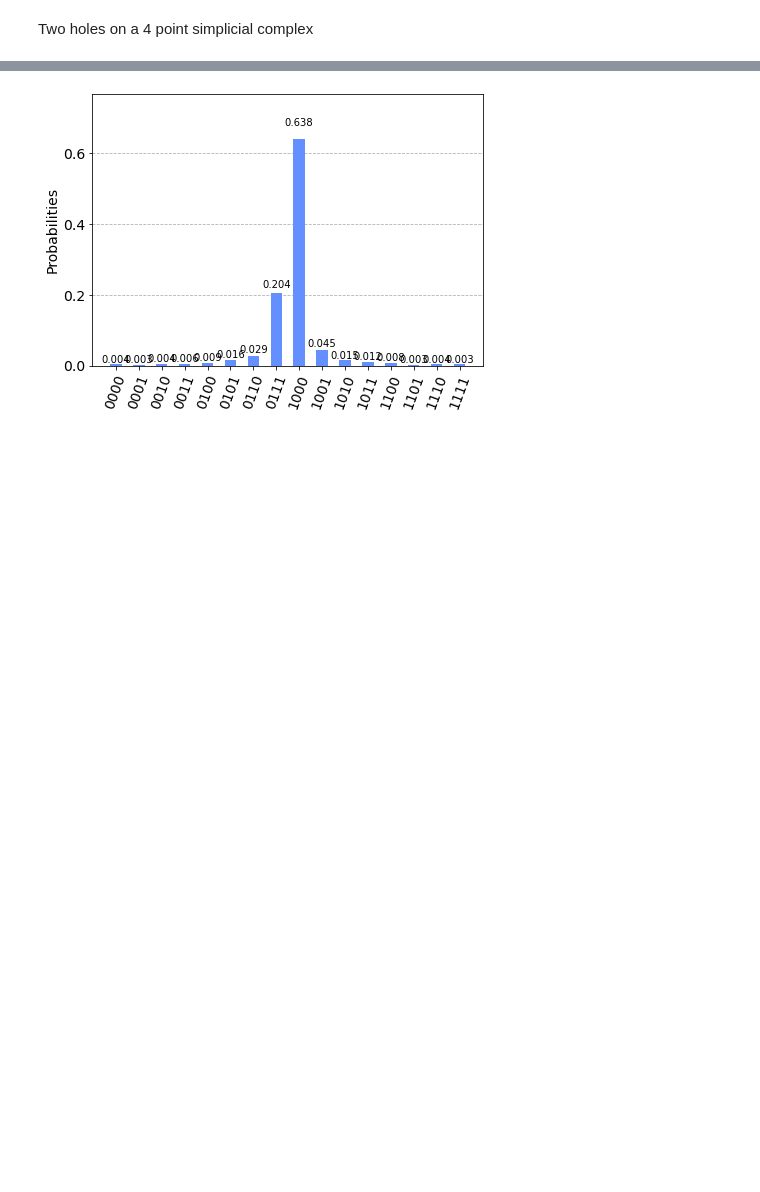
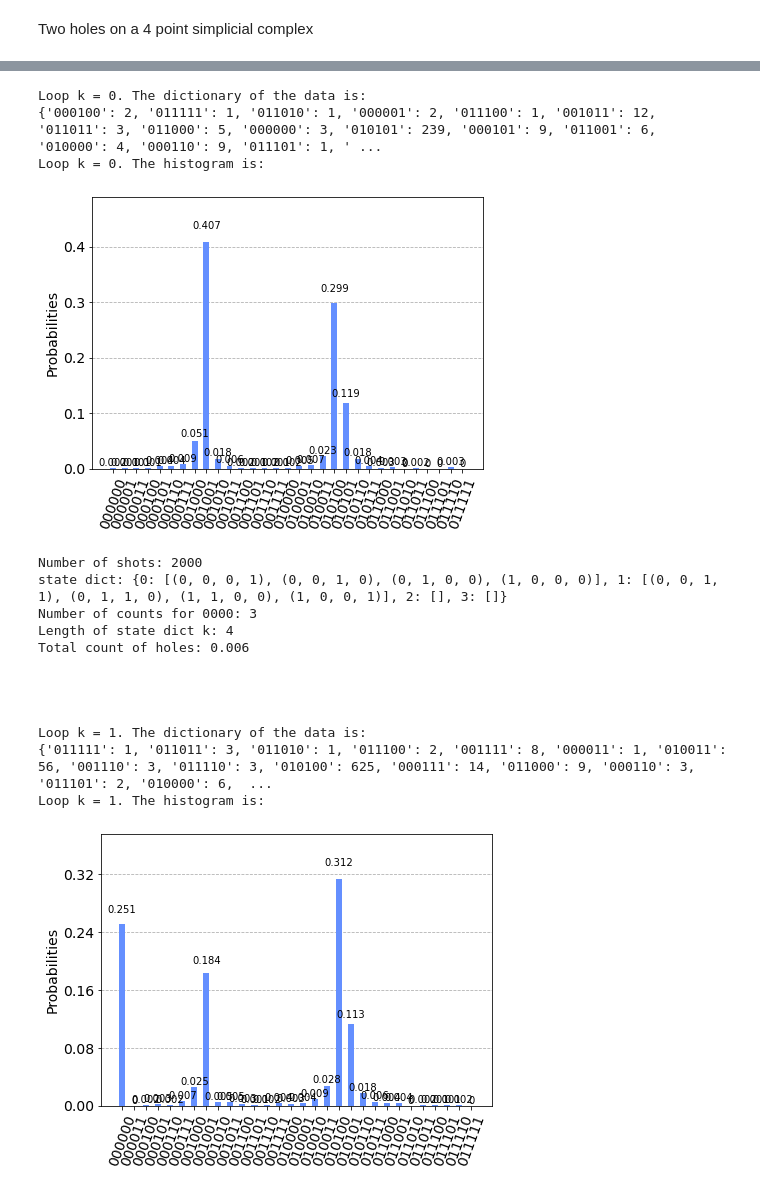
Before and after one commit to KathrinKoenig/QuantumTopologicalDataAnalysis, a Jupyter notebook: Code/QPE.ipynb, the cells around one changed output, grey strips where cells are left out. Cells and saved outputs as stored; diff of their text form; code cells hidden in the pictures; blank space fills up the shorter version.

```diff
--- a/Code/QPE.ipynb
+++ b/Code/QPE.ipynb
@@ -281,19 +348,18 @@ Total count of holes: 0.032
 # %%
+def example4():
 
-n_vertices = 4
-num_qubits = 4
-shots = 1000
+    n_vertices = 3
+    num_qubits = 5
+    shots = 500
 
-S0 = [(0,0,0,1),(0,0,1,0), (0,1,0,0),(1,0,0,0)]
-#S_test = [(0,1,0,0),(0,0,1,1)]
-S1 = [(0,0,1,1),(0,1,1,0),(1,1,0,0),(1,0,0,1),(1,0,1,0)]
-S2 = [(1,0,1,1)]
-S3 = []
+    S0 = [(0,0,1), (0,1,0), (1,0,0)]
+    S1 = [(0,1,1)]
+    S2 = []
 
-state_dict = {0: S0, 1: S1, 2: S2, 3: S3}
+    state_dict = {0: S0, 1: S1, 2: S2}
 
-qpe = QuantumCircuit(num_qubits + n_vertices)
+    full_topological_analysis(num_qubits, n_vertices, state_dict, shots)
 
-full_topological_analysis(qpe, num_qubits, n_vertices, state_dict, shots)
+example4()
 # %% [output]
 Loop k = 0. The dictionary of the data is:
@@ -321,7 +392,35 @@ calculation terminated because no simplex of size ...
 # %%
-backend = Aer.get_backend('qasm_simulator')
-job = execute(qc, backend, shots=5000)
-data = job.result().get_counts(qc)
-plot_histogram(data)
+def ndexample1hole():
+
+    n_vertices = 4
+    num_qubits = 6
+    shots = 2000
+
+    S0 = [(0,0,0,1),(0,0,1,0), (0,1,0,0),(1,0,0,0)]
+    S1 = [(0,0,1,1),(0,1,1,0),(1,1,0,0),(1,0,0,1)]
+    S2 = []
+    S3 = []
+
+    state_dict = {0: S0, 1: S1, 2: S2, 3: S3}
+
+    full_topological_analysis(num_qubits, n_vertices, state_dict, shots)
+
+ndexample1hole()
 # %% [output]
+Loop k = 0. The dictionary of the data is:
+{'000100': 2, '011111': 1, '011010': 1, '000001': 2, '011100': 1, '001011': 12, '011011': 3, '011000': 5, '000000': 3, '010101': 239, '000101': 9, '011001': 6, '010000': 4, '000110': 9, '011101': 1, ' ...
+Loop k = 0. The histogram is:
-[figure, old version]
+[figure, new version]
+Number of shots: 2000
+state dict: {0: [(0, 0, 0, 1), (0, 0, 1, 0), (0, 1, 0, 0), (1, 0, 0, 0)], 1: [(0, 0, 1, 1), (0, 1, 1, 0), (1, 1, 0, 0), (1, 0, 0, 1)], 2: [], 3: []}
+Number of counts for 0000: 3
+Length of state dict k: 4
+Total count of holes: 0.006
+
+
+
+
+Loop k = 1. The dictionary of the data is:
+{'011111': 1, '011011': 3, '011010': 1, '011100': 2, '001111': 8, '000011': 1, '010011': 56, '001110': 3, '011110': 3, '010100': 625, '000111': 14, '011000': 9, '000110': 3, '011101': 2, '010000': 6,  ...
+Loop k = 1. The histogram is:
+[figure, added]
```
Also changed, not shown: parts of 17 cells of this notebook.
